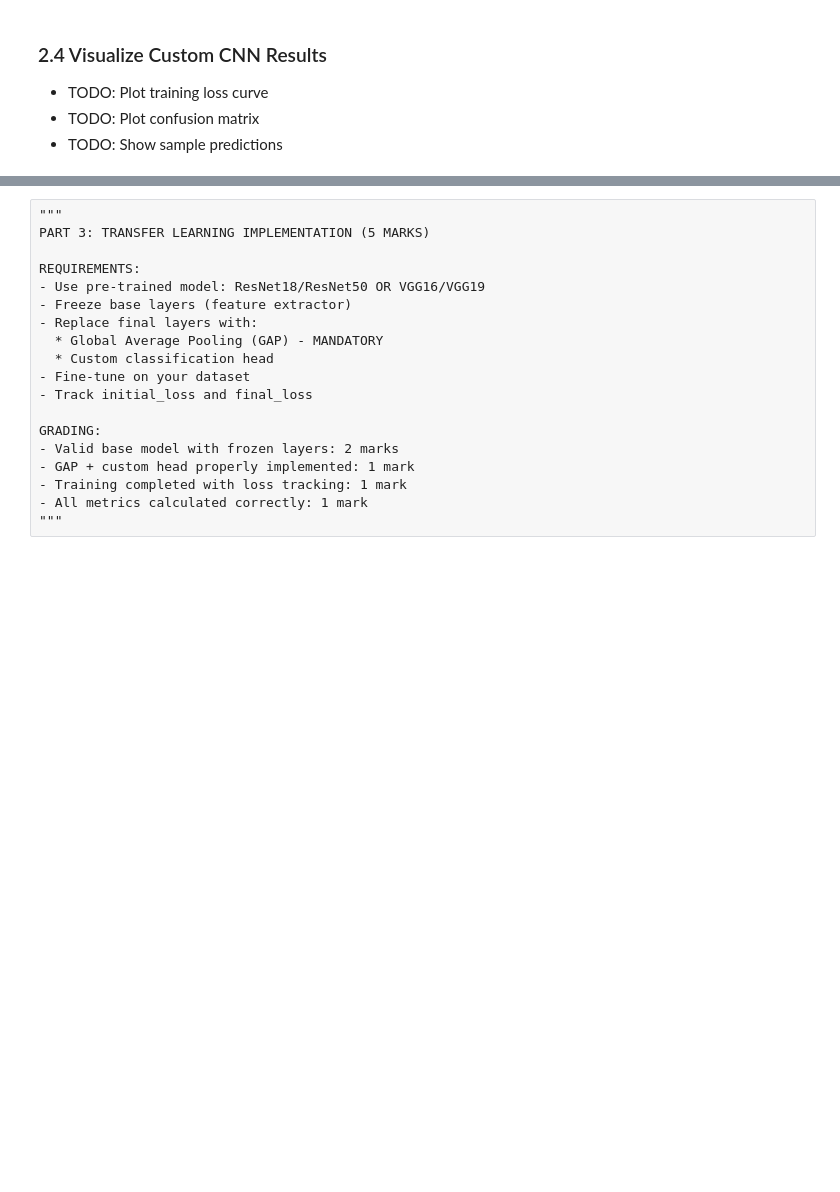
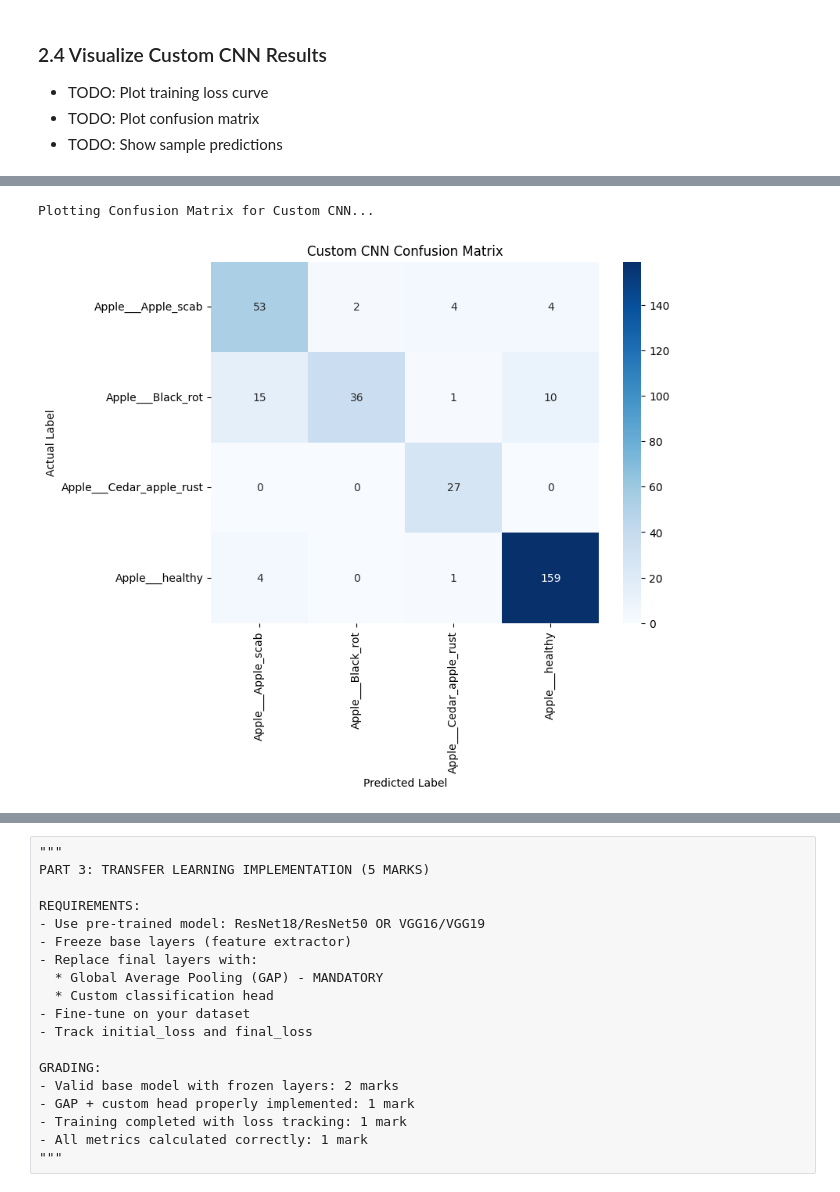
Before and after one commit to PanchangulaKrishnacharan/Masters, a Jupyter notebook: mid 2/DNN/CNN/2025AB05146_cnn_assignment.ipynb, the cells around one changed output, grey strips where cells are left out. Drawn from its saved outputs; the diff is of its cells as text; code cells hidden in the pictures; blank space fills up the shorter version.

```diff
--- a/mid 2/DNN/CNN/2025AB05146_cnn_assignment.ipynb
+++ b/mid 2/DNN/CNN/2025AB05146_cnn_assignment.ipynb
@@ -329,7 +364,14 @@ print("\nCUSTOM CNN EVALUATION")
 # CRITICAL: These MUST be calculated from your actual results
 # DO NOT submit with 0.0 values - autograder will detect this
 # REQUIRED: Calculate all 4 metrics
-custom_cnn_accuracy = 0.0  # TODO: accuracy_score(y_test, y_pred)
-custom_cnn_precision = 0.0  # TODO: precision_score(y_test, y_pred, average='macro')
-custom_cnn_recall = 0.0  # TODO: recall_score(y_test, y_pred, average='macro')
-custom_cnn_f1 = 0.0  # TODO: f1_score(y_test, y_pred, average='macro')
+
+# Make predictions on the validation data
+val_labels = val_generator.classes
+val_pred_probs = custom_cnn.predict(val_generator)
+val_pred_labels = np.argmax(val_pred_probs, axis=1)
+
+
+custom_cnn_accuracy = accuracy_score(val_labels, val_pred_labels)
+custom_cnn_precision = precision_score(val_labels, val_pred_labels, average='macro', zero_division=0)
+custom_cnn_recall = recall_score(val_labels, val_pred_labels, average='macro', zero_division=0)
+custom_cnn_f1 = f1_score(val_labels, val_pred_labels, average='macro', zero_division=0)
@@ -346,0 +425,18 @@ print(f"F1-Score:  {custom_cnn_f1:.4f}")
+# %%
+print("\nPlotting Confusion Matrix for Custom CNN...")
+
+# Get class names from the generator
+class_labels = list(train_generator.class_indices.keys())
+
+# Generate confusion matrix
+cm = confusion_matrix(val_labels, val_pred_labels)
+
+plt.figure(figsize=(8, 6))
+sns.heatmap(cm, annot=True, fmt='d', cmap='Blues', xticklabels=class_labels, yticklabels=class_labels)
+plt.title('Custom CNN Confusion Matrix')
+plt.ylabel('Actual Label')
+plt.xlabel('Predicted Label')
+plt.show()
+# %% [output]
+Plotting Confusion Matrix for Custom CNN...
+[figure, added]
```
Also changed, not shown: parts of 41 cells of this notebook.
